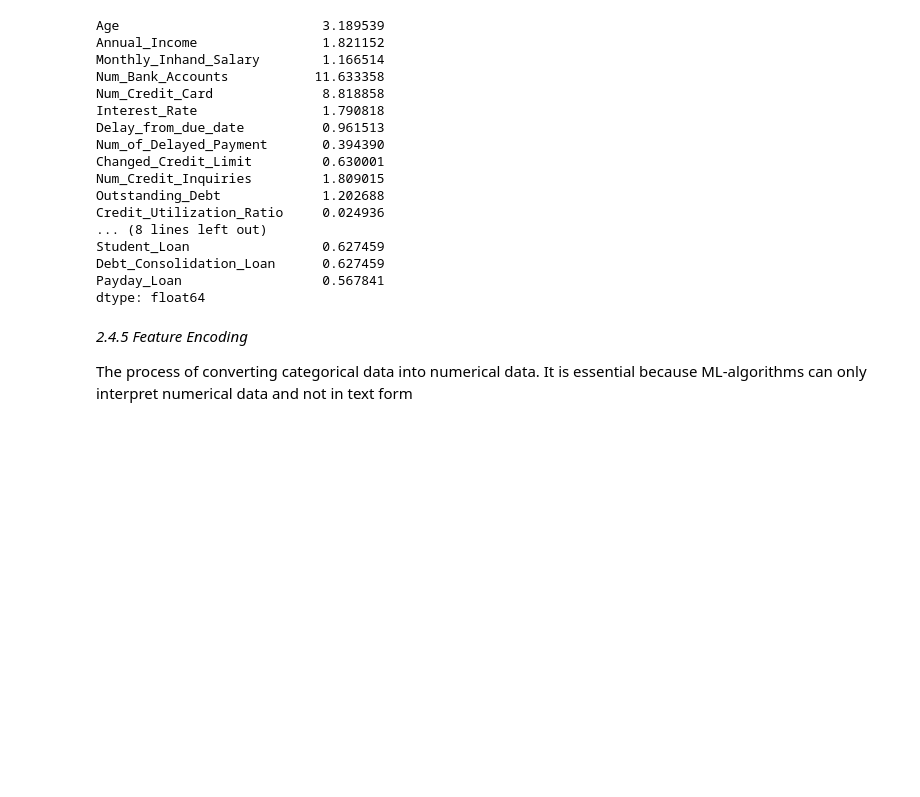
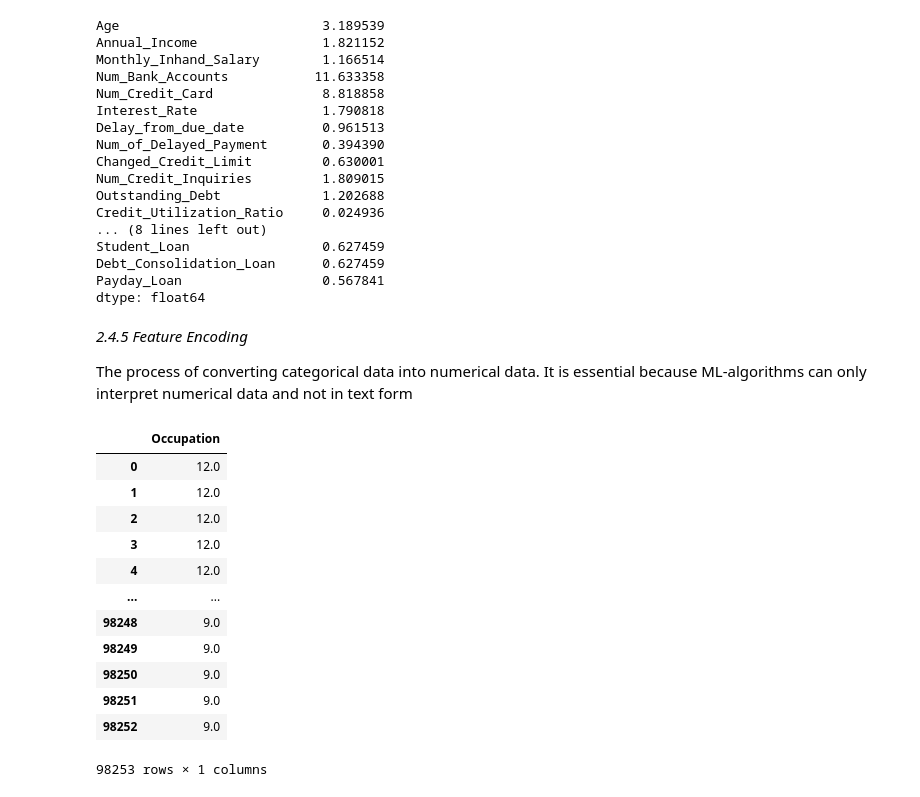
Before and after one commit to AakashRevankar/ML_projects, a Jupyter notebook: 2_Classification.ipynb, the cells around one changed output. Cells and saved outputs as stored; diff of their text form; code cells hidden in the pictures; blank space fills up the shorter version.

```diff
--- a/2_Classification.ipynb
+++ b/2_Classification.ipynb
@@ -1203,0 +1205,20 @@ ord_encoder = OrdinalEncoder()
+# %%
+# Converting the occupation into numerical value
+ord_encoder = OrdinalEncoder()
+job_encoded = pd.DataFrame(ord_encoder.fit_transform(df[['Occupation']]))
+job_encoded.rename(columns = {0:'Occupation'}, inplace = True)
+job_encoded
+# %% [output]
+|  | Occupation |
+| 0 | 12.0 |
+| 1 | 12.0 |
+| 2 | 12.0 |
+| 3 | 12.0 |
+| 4 | 12.0 |
+| ... | ... |
+| 98248 | 9.0 |
+| 98249 | 9.0 |
+| 98250 | 9.0 |
+| 98251 | 9.0 |
+| 98252 | 9.0 |
+98253 rows × 1 columns
```
Also changed, not shown: parts of 11 cells of this notebook.
